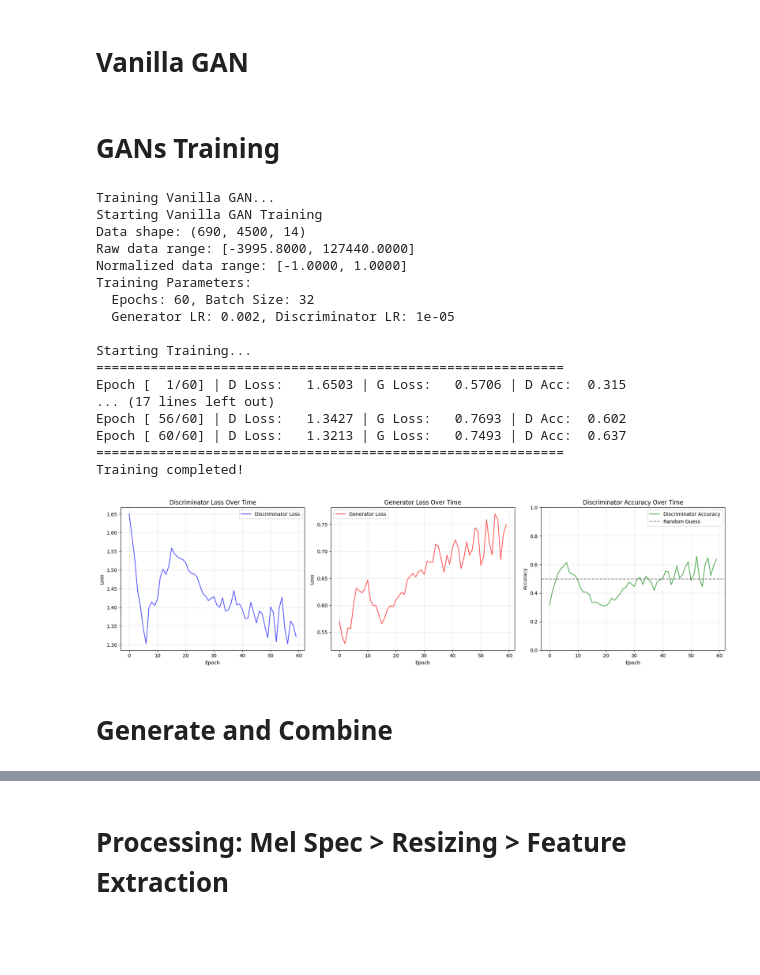
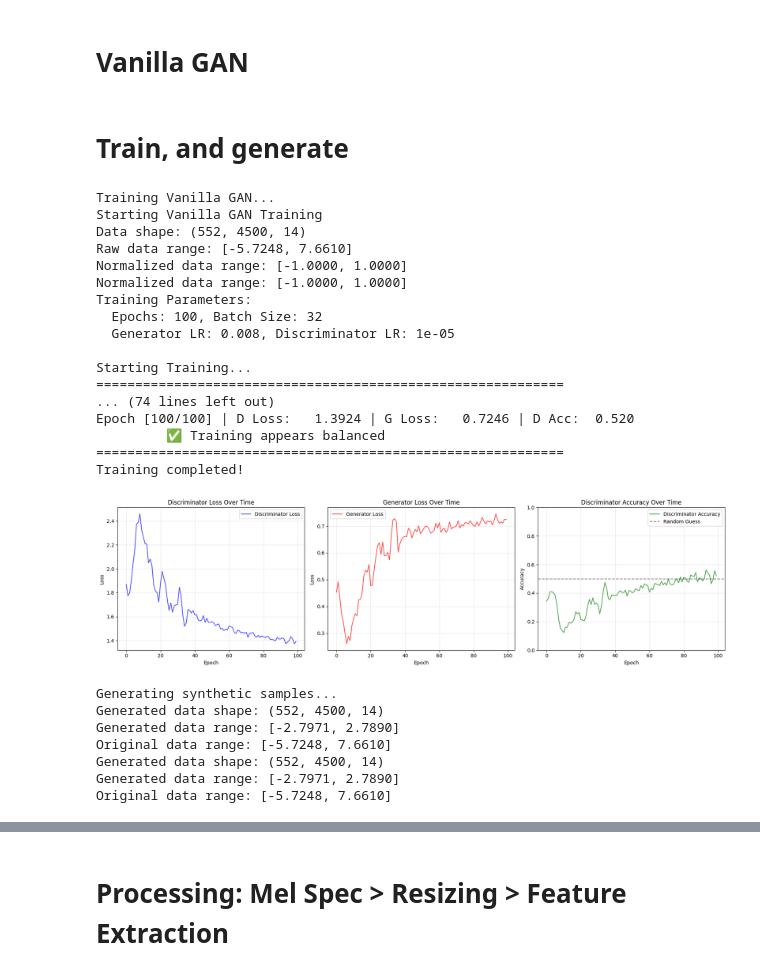
Before and after one commit to maddiew95/SmartIoT-2025, a Jupyter notebook: GANs models/Vanilla GANs/gan.ipynb, the cells around one changed output, grey strips where cells are left out. Drawn from its saved outputs; the diff is of its cells as text; code cells hidden in the pictures; blank space fills up the shorter version.

```diff
--- a/GANs models/Vanilla GANs/gan.ipynb
+++ b/GANs models/Vanilla GANs/gan.ipynb
@@ -1,13 +1,20 @@
 # %%
-import torch, torchaudio, torchvision.transforms as transforms, matplotlib.pyplot as plt, torch.nn as nn, torch.optim as optim, numpy as np
+import torch
+import torchaudio
+import torchvision.transforms as transforms
 from torchvision.models import vgg16, VGG16_Weights
 from torch.utils.data import DataLoader, TensorDataset
+import torch.nn as nn
+import torch.optim as optim
 from PIL import Image
-from sklearn.model_selection import train_test_split
-from sklearn.preprocessing import MinMaxScaler, StandardScaler
-from sklearn.model_selection import  StratifiedKFold
+import numpy as np
+import matplotlib.pyplot as plt
+from sklearn.model_selection import train_test_split, StratifiedKFold
+from sklearn.preprocessing import StandardScaler
 from sklearn.metrics import f1_score, precision_score, recall_score, accuracy_score, confusion_matrix, auc, classification_report, roc_auc_score
-from torch.autograd import grad
+from sklearn.svm import OneClassSVM
+from scipy import stats
+import pandas as pd
 
 
 cuda0 = torch.device("cuda:0")
@@ -21,11 +28,16 @@ label = label[:, 1]  # Assuming the second column is the label
 label = (label == "Fault").astype(int)  # Convert to binary labels
 print(data.shape, label.shape)
 
+scaler = StandardScaler()
+data = scaler.fit_transform(data.reshape(-1, data.shape[-1])).reshape(data.shape)
+
 normal_data = data[label == 0]
 faulty_data = data[label == 1]
 
 normal_label = label[label == 0]
 faulty_label = label[label == 1]
+
+X_train, X_test, y_train, y_test = train_test_split(normal_data, normal_label, test_size=0.2, random_state=42, shuffle=True)
 # %% [output]
 NVIDIA A30
 (872, 4500, 14) (872,)
@@ -373,40 +385,61 @@ def plot_vanilla_training_curves(d_losses, g_losses, d_accuracies):
 
     plt.tight_layout()
     plt.show()
-# %% [markdown]
-# GANs Training
+# %% [markdown]
+# Train, and generate
 # %%
 # Train the ultra-stable WGAN
 print("Training Vanilla GAN...")
 generator, discriminator, d_history, g_history, d_acc_history, data_stats = train_vanilla_gan(
-    normal_data,
+    X_train,
     device,
-    n_epochs=60,
+    n_epochs=100,
     batch_size=32,
-    lr_g=0.002,
+    lr_g=0.008,
     lr_d=0.00001
 )
 
 # Plot training curves
 plot_vanilla_training_curves(d_history, g_history, d_acc_history)
+
+# Generate samples
+print("Generating synthetic samples...")
+num_samples = len(X_train)
+generated_data = generate_vanilla_samples(
+    generator,
+    num_samples,
+    latent_dim=100,
+    device=device,
+    data_stats=data_stats,
+    batch_size=32
+)
+
+print(f"Generated data shape: {generated_data.shape}")
+print(f"Generated data range: [{generated_data.min():.4f}, {generated_data.max():.4f}]")
+print(f"Original data range: [{normal_data.min():.4f}, {normal_data.max():.4f}]")
 # %% [output]
 Training Vanilla GAN...
 Starting Vanilla GAN Training
-Data shape: (690, 4500, 14)
-Raw data range: [-3995.8000, 127440.0000]
+Data shape: (552, 4500, 14)
+Raw data range: [-5.7248, 7.6610]
+Normalized data range: [-1.0000, 1.0000]
 Normalized data range: [-1.0000, 1.0000]
 Training Parameters:
-  Epochs: 60, Batch Size: 32
-  Generator LR: 0.002, Discriminator LR: 1e-05
+  Epochs: 100, Batch Size: 32
+  Generator LR: 0.008, Discriminator LR: 1e-05
 
 Starting Training...
 ============================================================
-Epoch [  1/60] | D Loss:   1.6503 | G Loss:   0.5706 | D Acc:  0.315
-... (17 lines left out)
-Epoch [ 56/60] | D Loss:   1.3427 | G Loss:   0.7693 | D Acc:  0.602
-Epoch [ 60/60] | D Loss:   1.3213 | G Loss:   0.7493 | D Acc:  0.637
+... (74 lines left out)
+Epoch [100/100] | D Loss:   1.3924 | G Loss:   0.7246 | D Acc:  0.520
+         ✅ Training appears balanced
 ============================================================
 Training completed!
-[figure, old version]
+[figure, new version]
+Generating synthetic samples...
+Generated data shape: (552, 4500, 14)
+Generated data range: [-2.7971, 2.7890]
+Original data range: [-5.7248, 7.6610]
+Generated data shape: (552, 4500, 14)
+Generated data range: [-2.7971, 2.7890]
+Original data range: [-5.7248, 7.6610]
-# %% [markdown]
-# Generate and Combine
```
Also changed, not shown: parts of 14 cells of this notebook, 9 other files.
